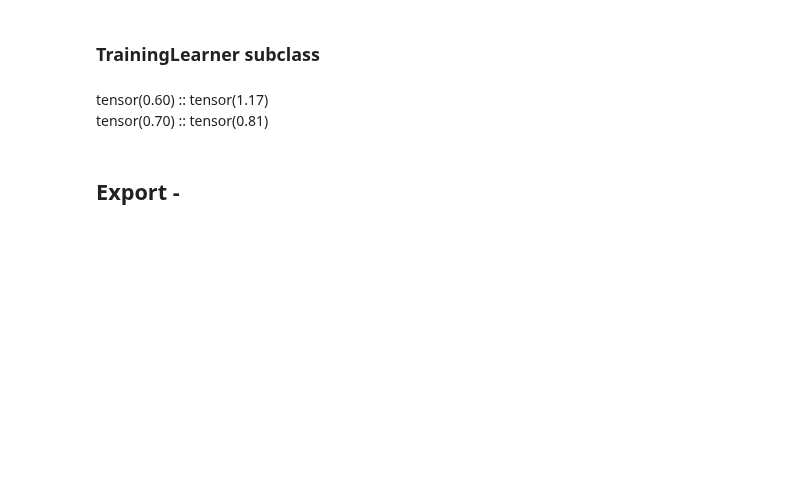
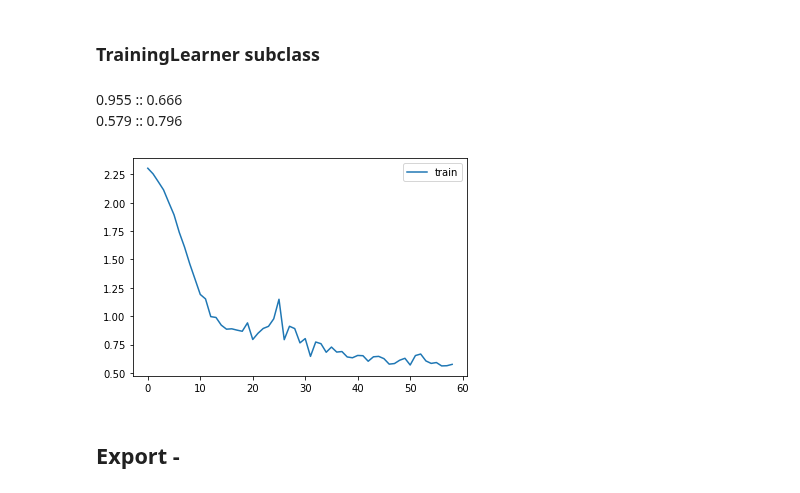
Before and after one commit to fastai/course22p2, a Jupyter notebook: nbs/07_learner.ipynb, the cells around one changed output. Saved outputs shown, nothing was run; the diff lists cells and outputs as text; code cells hidden in the pictures; blank space fills up the shorter version.

```diff
--- a/nbs/07_learner.ipynb
+++ b/nbs/07_learner.ipynb
@@ -144,7 +134,7 @@ tensor(0.50)
 # %%
 #|export
 class Loss(Metric):
-    def forward(self, inps, targs, ns): return (inps*ns).sum()/ns.sum()
+    def forward(self, inps, targs): return inps
 # %%
 loss = Loss()
 loss.add(0.6, n=32)
@@ -239,28 +229,38 @@ class CudaCB(Callback):
 # %%
 #|export
 class MetricsCB(Callback):
-    def __init__(self, metric): self.metric,self.loss_m = metric,Loss()
+    def __init__(self, metric=None):
+        self.loss_m = Loss()
+        self.all = [self.loss_m]
+        if metric:
+            self.metric = metric
+            self.all.append(metric)
+
     def log(self, *s): print(self.learn.epoch, self.learn.model.training, *s)
     def before_fit(self): self.learn.metrics = self
 
-    def before_epoch(self):
-        self.metric.reset()
-        self.loss_m.reset()
-    def after_epoch(self): self.log(*map(str, (self.metric(), self.loss_m())))
+    def before_epoch(self): [o.reset() for o in self.all]
+    def after_epoch(self): self.log(*[f'{o():.3f}' for o in self.all])
 
     def after_batch(self):
-        self.metric.add_batch(self.learn.preds.argmax(dim=1), self.learn.batch[1])
-        self.loss_m.add(self.learn.loss, len(self.learn.batch[0]))
+        if hasattr(self, 'metric'):
+            self.metric.add(self.learn.preds.argmax(dim=1), self.learn.batch[1])
+        self.loss_m.add(self.learn.loss, n=len(self.learn.batch[0]))
 # %%
 #|export
 class ProgressCB(Callback):
     order=MetricsCB.order+1
     def before_fit(self):
-        self.learn.epochs = master_bar(self.learn.epochs)
-        self.learn.metrics.log = self._log
-    def _log(self, *s): self.learn.epochs.write(' :: '.join(s))
-    def before_epoch(self): self.learn.dl = progress_bar(self.learn.dl, leave=False, parent=self.learn.epochs)
-    def after_batch(self): self.learn.dl.comment = f'{self.learn.loss:.3f}'
+        self.learn.epochs = self.mbar = master_bar(self.learn.epochs)
+        if hasattr(self.learn, 'metrics'): self.learn.metrics.log = self._log
+        self.losses = []
+    def _log(self, *s): self.mbar.write(' :: '.join(s))
+    def before_epoch(self): self.learn.dl = progress_bar(self.learn.dl, leave=False, parent=self.mbar)
+    def after_batch(self):
+        self.learn.dl.comment = f'{self.learn.loss:.3f}'
+        if hasattr(self.learn, 'metrics') and self.learn.model.training:
+            self.losses.append(self.learn.metrics.loss_m.last.item())
+            self.mbar.update_graph([[list(range(len(self.losses))), self.losses]])
 # %%
 m,nh = 28*28,50
 model = nn.Sequential(nn.Linear(m,nh), nn.ReLU(), nn.Linear(nh,10))
@@ -275,21 +276,24 @@ tensor(0.70) :: tensor(0.81)
 ### TrainingLearner subclass
 # %%
 #|export
-class TrainingLearner(Learner):
+class MomentumLearner(Learner):
     def predict(self): self.preds = self.model(self.batch[0])
     def get_loss(self): self.loss = self.loss_func(self.preds, self.batch[1])
     def backward(self): self.loss.backward()
     def step(self): self.opt.step()
-    def zero_grad(self): self.opt.zero_grad()
+    def zero_grad(self):
+        with torch.no_grad():
+            for p in self.model.parameters(): p.grad *= 0.85
 # %%
 # NB: No TrainCB
 cbs = [CudaCB(), MetricsCB(Accuracy()), ProgressCB()]
 model = nn.Sequential(nn.Linear(m,nh), nn.ReLU(), nn.Linear(nh,10))
-learn = TrainingLearner(model, dls, F.cross_entropy, lr=0.2, cbs=cbs)
+learn = MomentumLearner(model, dls, F.cross_entropy, lr=0.1, cbs=cbs)
 learn.fit(1)
 # %% [output]
-tensor(0.60) :: tensor(1.17)
-tensor(0.70) :: tensor(0.81)
+0.955 :: 0.666
+0.579 :: 0.796
+[figure, added]
 # %% [markdown]
 ## Export -
 # %%
```
Also changed, not shown: parts of 9 cells of this notebook, 3 other files.
